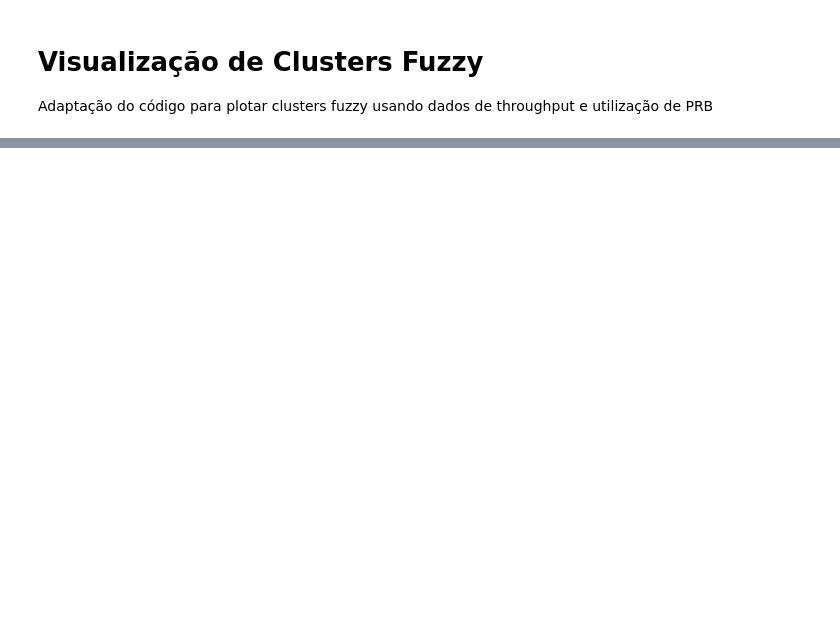
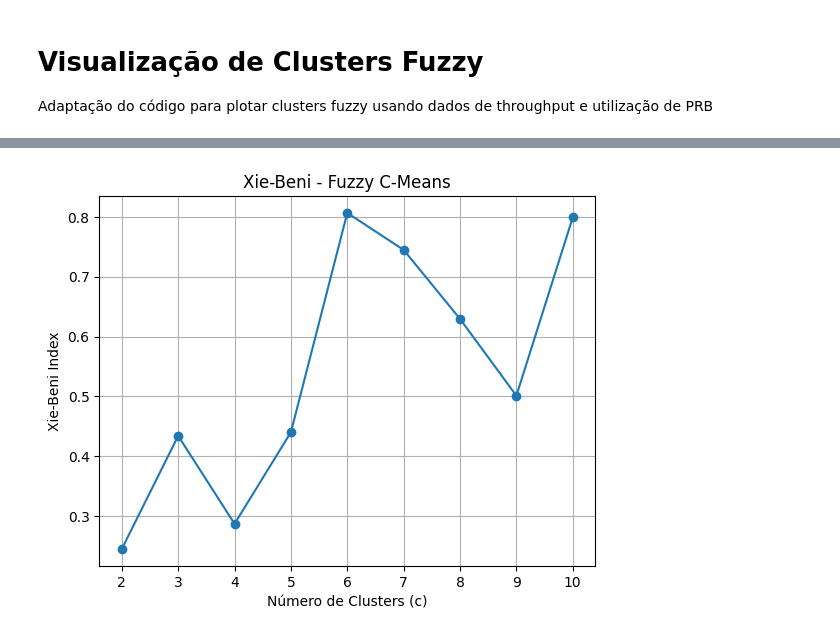
Before and after one commit to BrunoWolf03/TCC-TIM, a Jupyter notebook: analise_cluster.ipynb, the cells around one changed output, grey strips where cells are left out. Saved outputs shown, nothing was run; the diff lists cells and outputs as text; code cells hidden in the pictures; blank space fills up the shorter version.

```diff
--- a/analise_cluster.ipynb
+++ b/analise_cluster.ipynb
@@ -144,0 +154,54 @@ KeyError: 'set'
+# %%
+def xie_beni_index(X, u, centers):
+    """
+    X : array (n_samples, n_features)
+    u : matrix de pertinência (c, n_samples)
+    centers : array (c, n_features)
+    """
+
+    c, n = u.shape
+
+    # Distância quadrática de cada ponto para cada centro
+    dist_sq = np.zeros((c, n))
+    for i in range(c):
+        dist_sq[i] = np.sum((X - centers[i])**2, axis=1)
+
+    # Numerador: soma ponderada fuzzy das distâncias
+    numerator = np.sum(u**2 * dist_sq)
+
+    # Denominador: menor distância entre centros
+    min_center_dist = np.inf
+    for i in range(c):
+        for j in range(i+1, c):
+            d = np.sum((centers[i] - centers[j])**2)
+            min_center_dist = min(min_center_dist, d)
+
+    return numerator / (n * min_center_dist)
+
+
+# ----------- Rodar XB para vários valores de c -----------
+
+clusters_range = range(2, 11)
+xb_values = []
+
+# X deve estar como (n_samples, n_features)
+X_np = X.T
+
+for c in clusters_range:
+    cntr, u, u0, d, jm, p, fpc = fuzz.cluster.cmeans(
+        X, c=c, m=2, error=0.001, maxiter=1000
+    )
+
+    xb = xie_beni_index(X_np, u, cntr)
+    xb_values.append(xb)
+
+
+# ------------ Plot do Xie-Beni ------------
+plt.plot(clusters_range, xb_values, marker='o')
+plt.xlabel("Número de Clusters (c)")
+plt.ylabel("Xie-Beni Index")
+plt.title("Xie-Beni - Fuzzy C-Means")
+plt.grid(True)
+plt.show()
+# %% [output]
+[figure, added]
```
Also changed, not shown: parts of 12 cells of this notebook, 7 other files.
